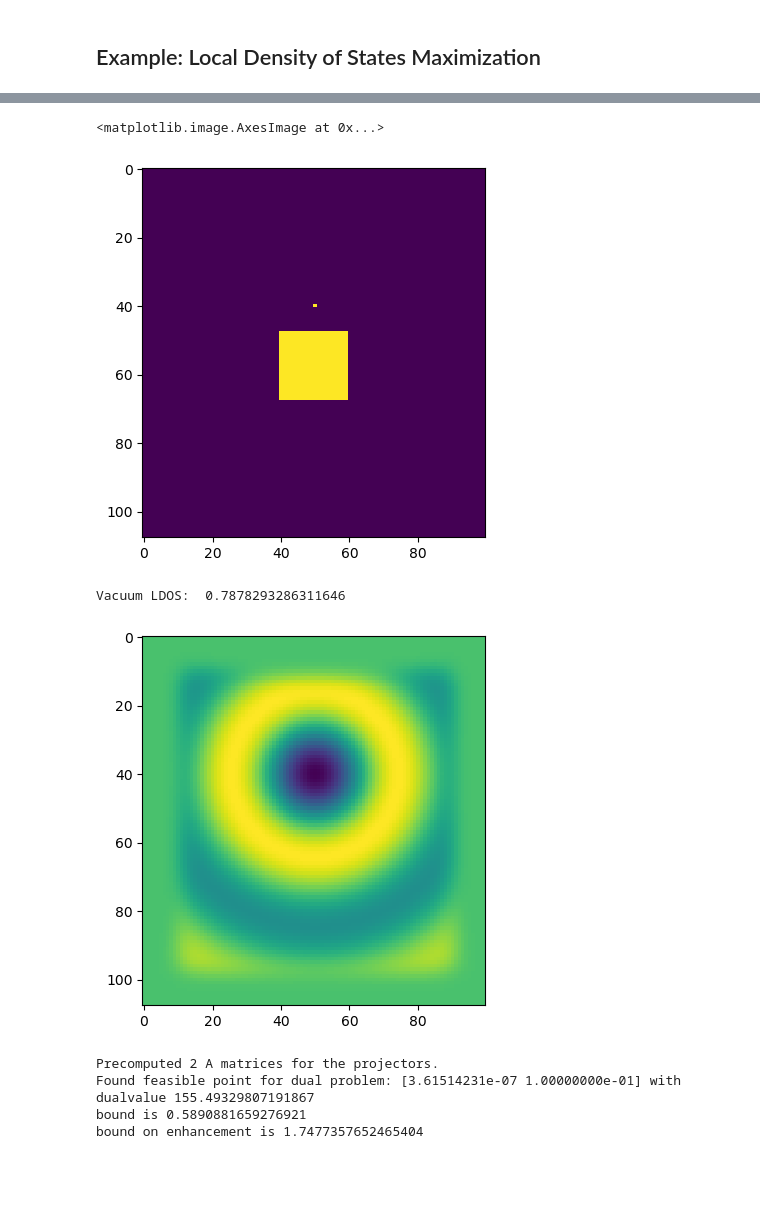
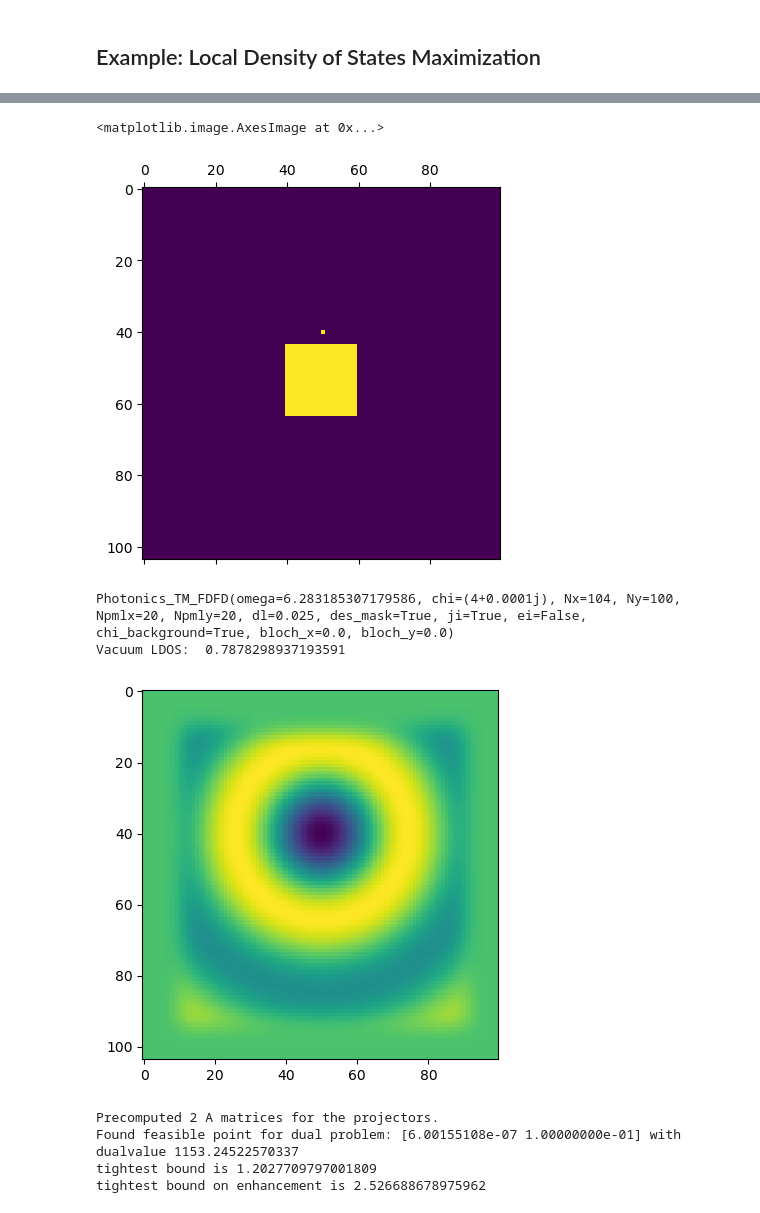
Before and after one commit to rjustincardona/dolphindes, a Jupyter notebook: examples/limits/LDOS.ipynb, the cells around one changed output, grey strips where cells are left out. Saved outputs shown, nothing was run; the diff lists cells and outputs as text; code cells hidden in the pictures; blank space fills up the shorter version.

Commit message:
ldos tutorial complete. photonics.py now contains more helper functions and warns if doing lazy initialization. qcqp.py contains fully functional iterative splitting procedure

```diff
--- a/examples/limits/LDOS.ipynb
+++ b/examples/limits/LDOS.ipynb
@@ -43,49 +39,50 @@ from dolphindes import photonics
 # %%
 # First, let's define the relevant parameters for the simulation.
 
 wavelength = 1.0 # Dolphindes uses dimensionless units.
 omega = 2 * np.pi / wavelength
 chi = 4+1e-4j # Design material
 px_per_length = 40 # pixels per length unit. If wavelength = 1.0, then this is pixels per wavelength.
 dl = 1/px_per_length
 Npmlsep = int(0.5 / dl) # gap between design region and PML. Not required to be defined, it is just convenient.
 Npmlx, Npmly = int(0.5 / dl), int(0.5 / dl) # PML size.
 Mx, My = int(0.5 / dl), int(0.5 / dl) # design mask size
-Dx = int(0.2 / dl) # distance from the design region to the source region.
+Dx = int(0.1 / dl) # distance from the design region to the source region.
 Nx, Ny = int(Npmlx*2 + Npmlsep*2 + Dx + Mx), int(Npmly*2 + Npmlsep*2 + My) # grid size. This includes the pml layer!
 
 cx, cy = Npmlx + Npmlsep, Ny//2
 
 ji = np.zeros((Nx, Ny), dtype=complex) # current density
 ji[cx, cy] = 1.0/dl/dl # a delta function source in 2D is approximated by amplitude 1/dl/dl so that integration int(ji)dxdy = 1.0.
 design_mask = np.zeros((Nx, Ny), dtype=bool) # design mask
 design_mask[Npmlx + Npmlsep + Dx: Npmlx + Npmlsep + Dx + Mx, Npmly + Npmlsep: Npmly + Npmlsep + My] = True # design mask
 ndof = np.sum(design_mask) # number of degrees of freedom in the design region
 
 chi_background = np.zeros((Nx, Ny), dtype=complex) # background material
 chi_background[:, :] = 0
 
-plt.imshow(design_mask + np.real(ji)*dl*dl) # visualize where the mask and the source are
+plt.matshow(design_mask + np.real(ji)*dl*dl) # visualize where the mask and the source are
 # %% [output]
 <matplotlib.image.AxesImage at 0x...>
-[figure, old version]
+[figure, new version]
 # %%
 # Let's now initiate the photonics TM FDFD class. Leave the objective empty for now, let's use the class to compute the source field first.
-ldos_problem = photonics.Photonics_TM_FDFD(omega = omega, chi=chi, Nx = Nx, Ny = Ny, Npmlx = Npmlx, Npmly = Npmly, dl = dl,
+# s0 and A0 do not have to be passed now, and in general don't need to be passed to do some EM calculations.
+ldos_problem = photonics.Photonics_TM_FDFD(omega = omega, chi = chi, grid_size = (Nx, Ny), pml_size = (Npmlx, Npmly), dl = dl,
     des_mask = design_mask, ji=ji, chi_background=chi_background, sparseQCQP=True, A0=None, s0=None, c0=0.0)
-ldos_problem.setup_FDFD()
-ei = ldos_problem.FDFD.get_TM_field(ji)
 
-ldos_problem.setup_EM_operators()
-Ginv = ldos_problem.Ginv
+# You can print the ldos problem to see the attributes.
+print(ldos_problem)
 
+ei = ldos_problem.get_ei(ji, update=True) # update = true sets the ei to the source field. Not required if you just need to do a Maxwell solve.
 plt.imshow(np.real(ei))
 
 vac_ldos = -np.sum(1/2 * np.real(ji.conj() * ei) * dl * dl)
 print("Vacuum LDOS: ", vac_ldos)
 # %% [output]
-Vacuum LDOS:  0.7878293286311646
+Photonics_TM_FDFD(omega=6.283185307179586, chi=(4+0.0001j), Nx=104, Ny=100, Npmlx=20, Npmly=20, dl=0.025, des_mask=True, ji=True, ei=False, chi_background=True, bloch_x=0.0, bloch_y=0.0)
+Vacuum LDOS:  0.7878298937193591
-[figure, old version]
+[figure, new version]
 # %%
 # Now let's set s0. We need to restrict ei to the design region.
 ei_design = ei[ldos_problem.des_mask] # restrict the field to the design region
@@ -95,13 +94,15 @@ ldos_problem.A0 = sp.csc_array(np.zeros((ndof, ndof), dtype=complex))
 # %%
-# We are ready to set up the QCQP.
+# We are ready to set up the QCQP for calculating limits. We will use Pdiags = 'global': this represents two constraints (extinction and real power global conservation). We will show how to refine these constraints below, or you may pass Pdiags = 'local' to directly do the local problem (often slower).
 ldos_problem.setup_QCQP(Pdiags = 'global', verbose=1) # verbose has a few levels. 0 is silent, 1 is basic output, 2 is more verbose, 3 is very verbose.
-result = ldos_problem.QCQP.solve_current_dual_problem(method='bfgs', init_lags = None)
-print(f'bound is {result[0]}')
-print(f'bound on enhancement is {(result[0] + vac_ldos)/vac_ldos}')
+result = ldos_problem.bound_QCQP('bfgs', init_lags = None, opt_params=None)
+print(f'tightest bound is {result[0]}')
+print(f'tightest bound on enhancement is {(result[0] + vac_ldos)/vac_ldos}')
+
+# Note: we get the CholmdoTypeConversionWarning because cholmod uses csc_matrix and we use csc_array (newer version of scipy). This should not be an expensive conversion.
 # %% [output]
 Precomputed 2 A matrices for the projectors.
-Found feasible point for dual problem: [3.61514231e-07 1.00000000e-01] with dualvalue 155.49329807191867
-bound is 0.5890881659276921
-bound on enhancement is 1.7477357652465404
+Found feasible point for dual problem: [6.00155108e-07 1.00000000e-01] with dualvalue 1153.24522570337
+tightest bound is 1.2027709797001809
+tightest bound on enhancement is 2.526688678975962
 # %% [markdown]
 ### Iterative Splitting
```
Also changed, not shown: parts of 16 cells of this notebook, 2 other files.
